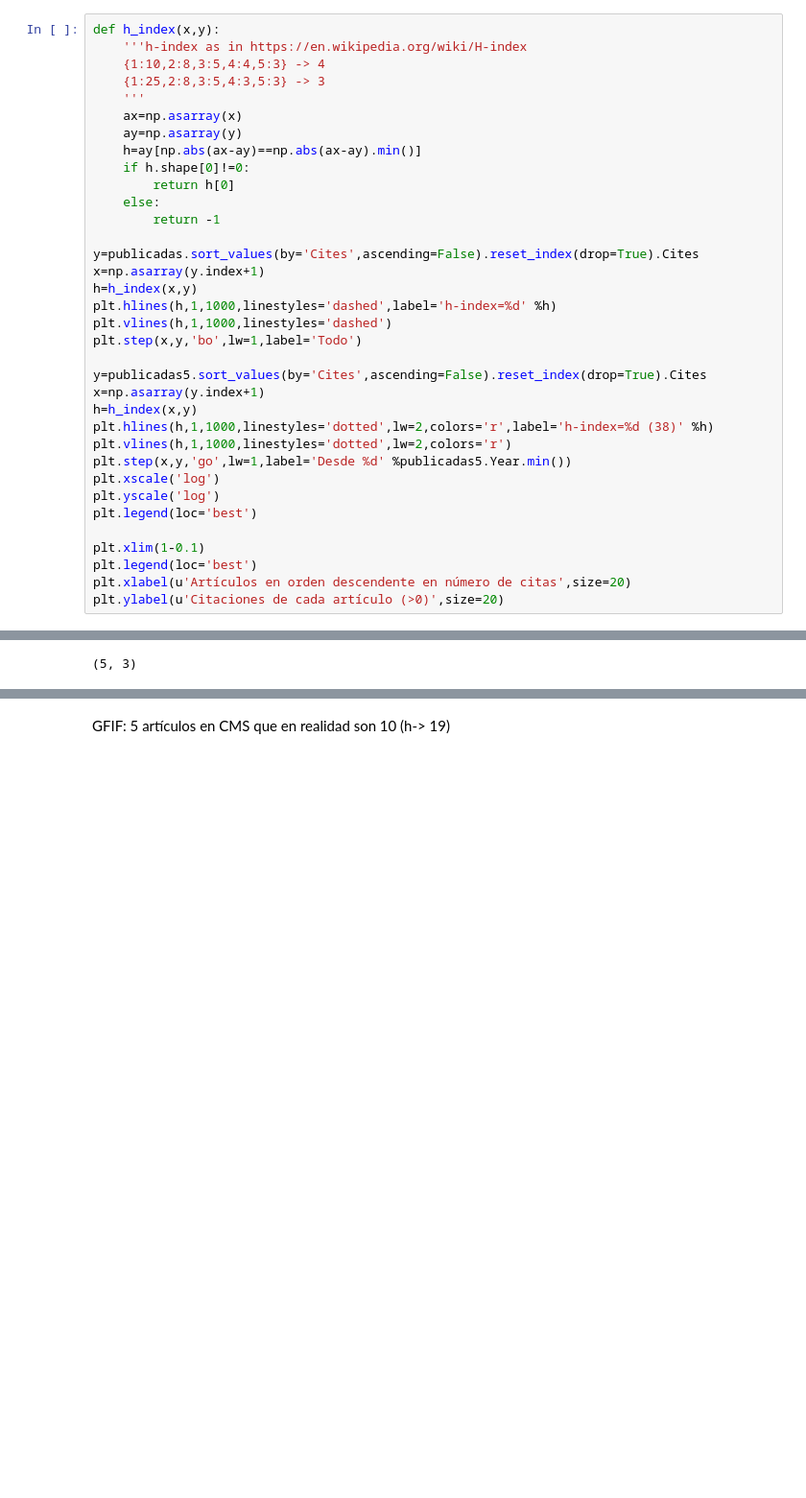
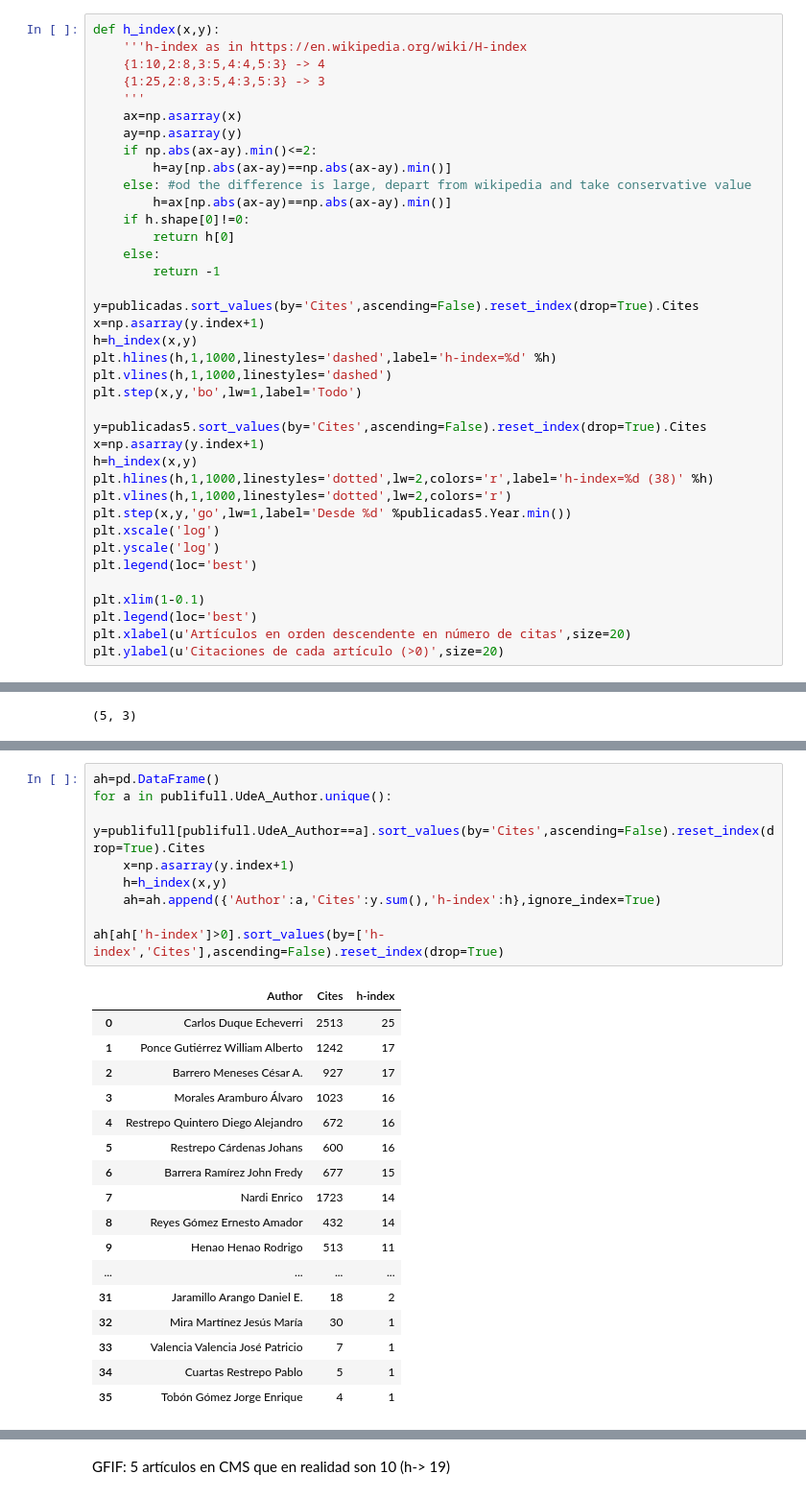
Before and after one commit to restrepo/indicadores, a Jupyter notebook: Indicadores-articulos.ipynb, the cells around one changed output, grey strips where cells are left out. Shown at 96% size. Cells and saved outputs as stored; diff of their text form; blank space fills up the shorter version.

```diff
--- a/Indicadores-articulos.ipynb
+++ b/Indicadores-articulos.ipynb
@@ -916,7 +917,10 @@ def h_index(x,y):
     '''
     ax=np.asarray(x)
     ay=np.asarray(y)
-    h=ay[np.abs(ax-ay)==np.abs(ax-ay).min()]
+    if np.abs(ax-ay).min()<=2:
+        h=ay[np.abs(ax-ay)==np.abs(ax-ay).min()]
+    else: #od the difference is large, depart from wikipedia and take conservative value
+        h=ax[np.abs(ax-ay)==np.abs(ax-ay).min()]
     if h.shape[0]!=0:
         return h[0]
     else:
@@ -1020,0 +1028,27 @@ publicadas5[publicadas5.First_UdeA_Author.str.contains('José David Ruíz')][['T
+# %%
+ah=pd.DataFrame()
+for a in publifull.UdeA_Author.unique():
+    y=publifull[publifull.UdeA_Author==a].sort_values(by='Cites',ascending=False).reset_index(drop=True).Cites
+    x=np.asarray(y.index+1)
+    h=h_index(x,y)
+    ah=ah.append({'Author':a,'Cites':y.sum(),'h-index':h},ignore_index=True)
+
+ah[ah['h-index']>0].sort_values(by=['h-index','Cites'],ascending=False).reset_index(drop=True)
+# %% [output]
+|  | Author | Cites | h-index |
+| 0 | Carlos Duque Echeverri | 2513 | 25 |
+| 1 | Ponce Gutiérrez William Alberto | 1242 | 17 |
+| 2 | Barrero Meneses César A. | 927 | 17 |
+| 3 | Morales Aramburo Álvaro | 1023 | 16 |
+| 4 | Restrepo Quintero Diego Alejandro | 672 | 16 |
+| 5 | Restrepo Cárdenas Johans | 600 | 16 |
+| 6 | Barrera Ramírez John Fredy | 677 | 15 |
+| 7 | Nardi Enrico | 1723 | 14 |
+| 8 | Reyes Gómez Ernesto Amador | 432 | 14 |
+| 9 | Henao Henao Rodrigo | 513 | 11 |
+| ... | ... | ... | ... |
+| 31 | Jaramillo Arango Daniel E. | 18 | 2 |
+| 32 | Mira Martínez Jesús María | 30 | 1 |
+| 33 | Valencia Valencia José Patricio | 7 | 1 |
+| 34 | Cuartas Restrepo Pablo | 5 | 1 |
+| 35 | Tobón Gómez Jorge Enrique | 4 | 1 |
```
Also changed, not shown: parts of 11 cells of this notebook.
